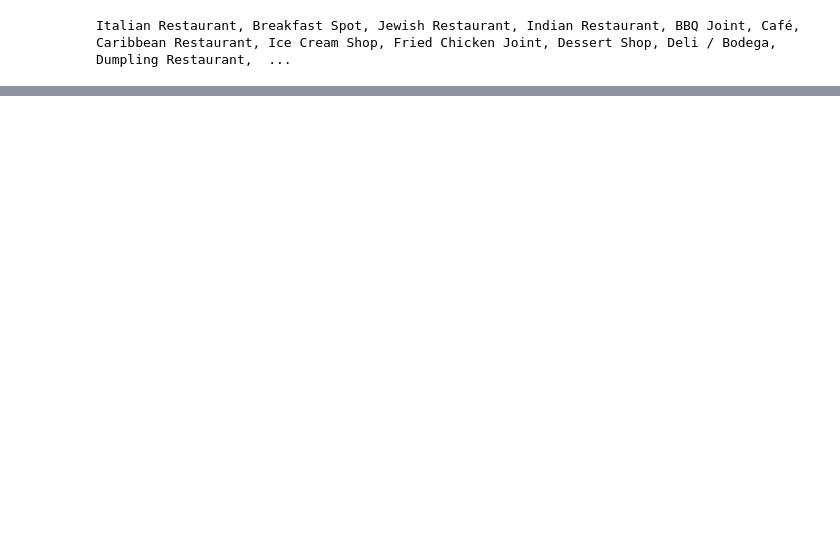
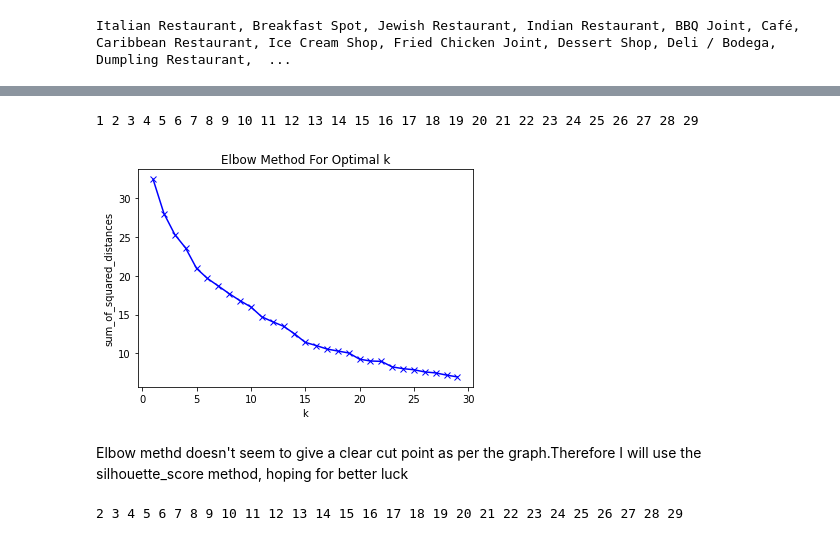
Before and after one commit to agprasanna/Coursera_Capstone, a Jupyter notebook: Opening_an_Indian_Restaurant_in_Toronto.ipynb, the cells around one changed output, grey strips where cells are left out. Drawn from its saved outputs; the diff is of its cells as text; code cells hidden in the pictures; blank space fills up the shorter version.

```diff
--- a/Opening_an_Indian_Restaurant_in_Toronto.ipynb
+++ b/Opening_an_Indian_Restaurant_in_Toronto.ipynb
@@ -441,0 +451,6 @@ BBQ Joint, Argentinian Restaurant, Paella Restaurant, French Restaurant, African
+# %%
+Toronto_onehot = pd.get_dummies(Toronto_food_venues[['Venue Category']], prefix="", prefix_sep="")
+# add neighborhood column to the dataframe
+Toronto_onehot.insert(0, 'Neighborhood', Toronto_food_venues['Neighborhood'])
+
+Toronto_onehot.head()
@@ -441,0 +478,3 @@ BBQ Joint, Argentinian Restaurant, Paella Restaurant, French Restaurant, African
+# %%
+Toronto_venues_grouped = Toronto_onehot.groupby('Neighborhood').mean().reset_index()
+print("shape of Toronto_venues_grouped is",Toronto_venues_grouped.shape)
@@ -441,0 +534,34 @@ BBQ Joint, Argentinian Restaurant, Paella Restaurant, French Restaurant, African
+# %%
+## Create a new data frame for clustering
+Toronto_venues_grouped_Clustering = Toronto_venues_grouped.drop('Neighborhood', 1)
+# %%
+sum_of_squared_distances = []
+K = range(1,30)
+for k in K:
+    print(k, end=' ')
+    kmeans = KMeans(n_clusters=k).fit(Toronto_venues_grouped_Clustering)
+    sum_of_squared_distances.append(kmeans.inertia_)
+# %% [output]
+1 2 3 4 5 6 7 8 9 10 11 12 13 14 15 16 17 18 19 20 21 22 23 24 25 26 27 28 29
+# %%
+plt.plot(K, sum_of_squared_distances, 'bx-')
+plt.xlabel('k')
+plt.ylabel('sum_of_squared_distances')
+plt.title('Elbow Method For Optimal k');
+# %% [output]
+[figure, added]
+# %% [markdown]
+Elbow methd doesn't seem to give a clear cut point as per the graph.Therefore I will use the silhouette_score method, hoping for better luck
+# %%
+from sklearn.metrics import silhouette_score
+
+sil = []
+K_sil = range(2,30)
+# minimum 2 clusters required, to define dissimilarity
+for k in K_sil:
+    print(k, end=' ')
+    kmeans = KMeans(n_clusters = k).fit(Toronto_venues_grouped_Clustering)
+    labels = kmeans.labels_
+    sil.append(silhouette_score(Toronto_venues_grouped_Clustering, labels, metric = 'euclidean'))
+# %% [output]
+2 3 4 5 6 7 8 9 10 11 12 13 14 15 16 17 18 19 20 21 22 23 24 25 26 27 28 29
```
Also changed, not shown: parts of 26 cells of this notebook.
